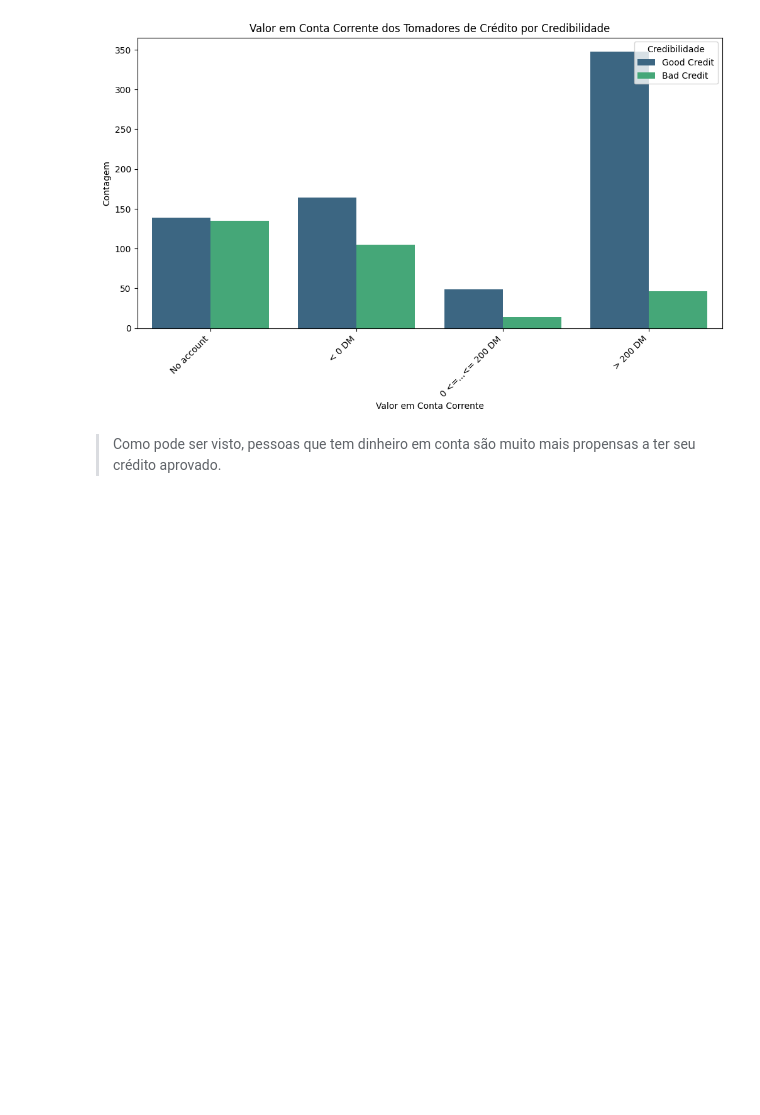
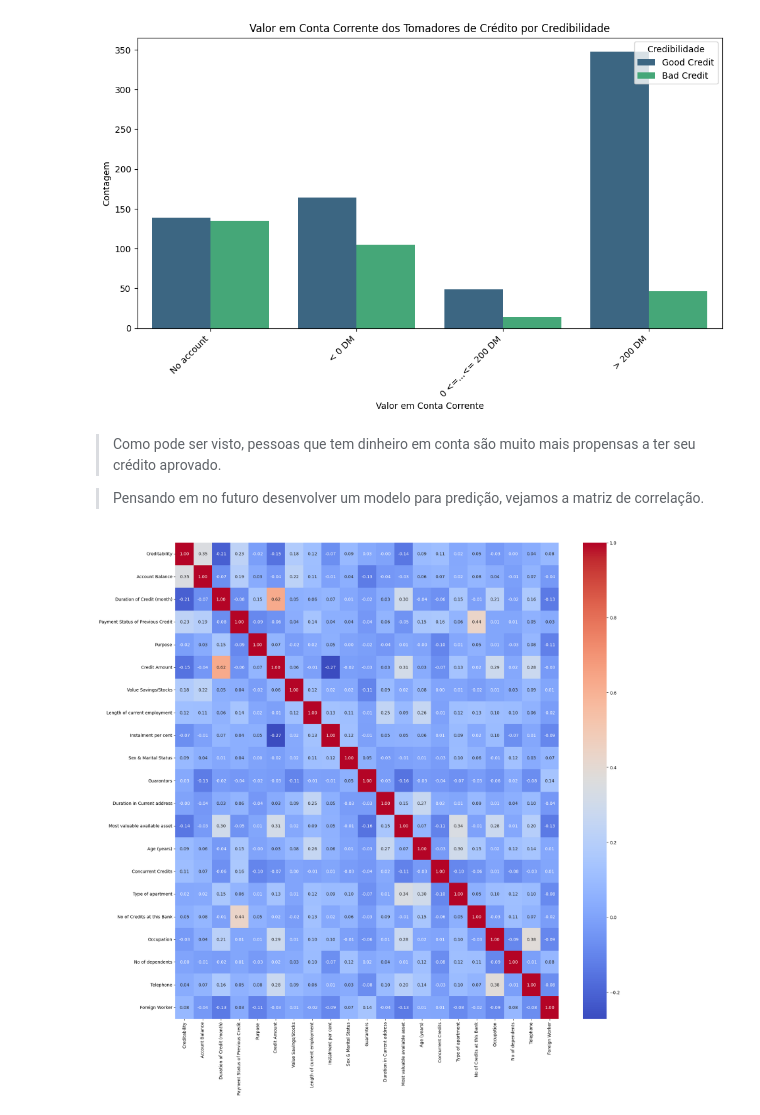
Before and after one commit to RLMurta/german_credit_exploratory_analysis, a Jupyter notebook: index.ipynb, the cells around one changed output. Drawn from its saved outputs; the diff is of its cells as text; code cells hidden in the pictures; blank space fills up the shorter version.

```diff
--- a/index.ipynb
+++ b/index.ipynb
@@ -347,6 +350,14 @@ plt.show()
 [figure]
 # %% [markdown]
 > Como pode ser visto, pessoas que tem dinheiro em conta são muito mais propensas a ter seu crédito aprovado.
+
+> Pensando em no futuro desenvolver um modelo para predição, vejamos a matriz de correlação.
+# %%
+plt.figure(figsize=(20, 20))
+sns.heatmap(df.drop(columns=['Credit Analysis','Gender','Age Group','Purpose_label', 'Balance']).corr(), annot=True, fmt=".2f", cmap='coolwarm')
+plt.show()
+# %% [output]
+[figure, added]
 # %% [markdown]
 ## Conclusão
 ### Conclusão da Análise de Dados sobre o Perfil de Clientes Solicitantes de Empréstimo:
```
Also changed, not shown: parts of 6 cells of this notebook, 1 other file.
